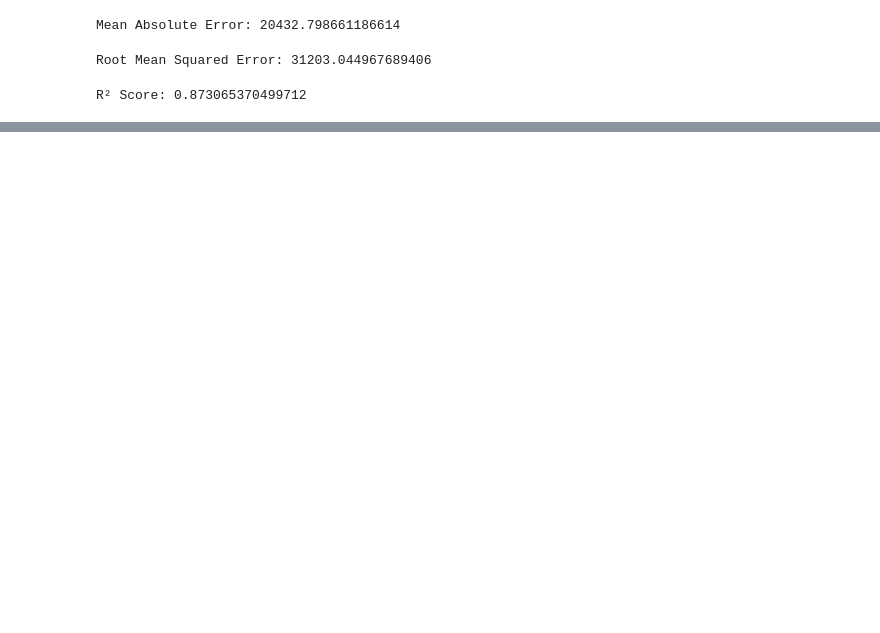
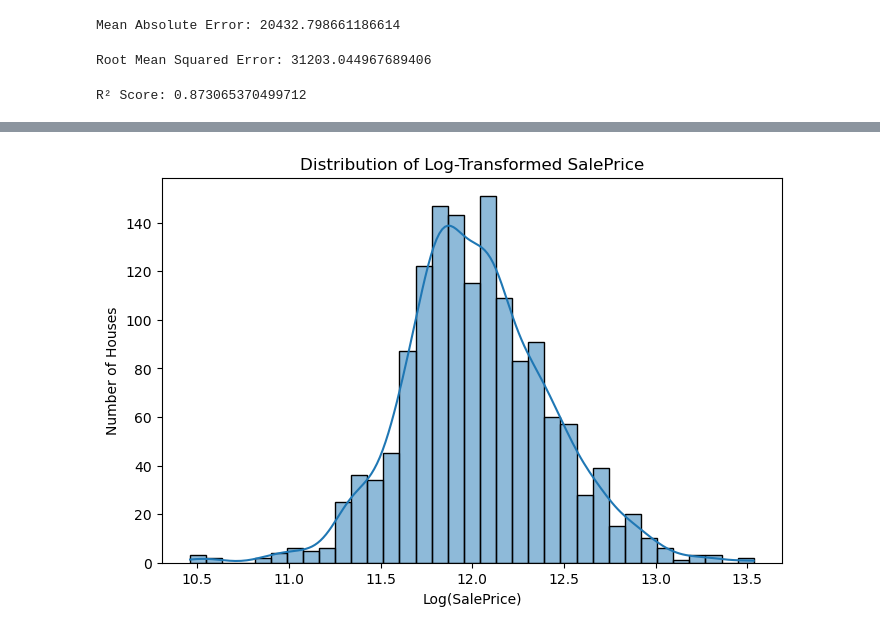
Before and after one commit to anushka2586/House-Price-Prediction-Model, a Jupyter notebook: housepriceprediction.ipynb, the cells around one changed output, grey strips where cells are left out. Drawn from its saved outputs; the diff is of its cells as text; code cells hidden in the pictures; blank space fills up the shorter version.

```diff
--- a/housepriceprediction.ipynb
+++ b/housepriceprediction.ipynb
@@ -388,0 +465,16 @@ R² Score: 0.873065370499712
+# %%
+# Apply log transformation to reduce the skewness of SalePrice
+y_log = np.log1p(y)
+# %%
+# Visualize the distribution of the log-transformed target
+plt.figure(figsize=(8, 5))
+
+sns.histplot(y_log, kde=True)
+
+plt.title("Distribution of Log-Transformed SalePrice")
+plt.xlabel("Log(SalePrice)")
+plt.ylabel("Number of Houses")
+
+plt.show()
+# %% [output]
+[figure, added]
```
Also changed, not shown: parts of 21 cells of this notebook.
